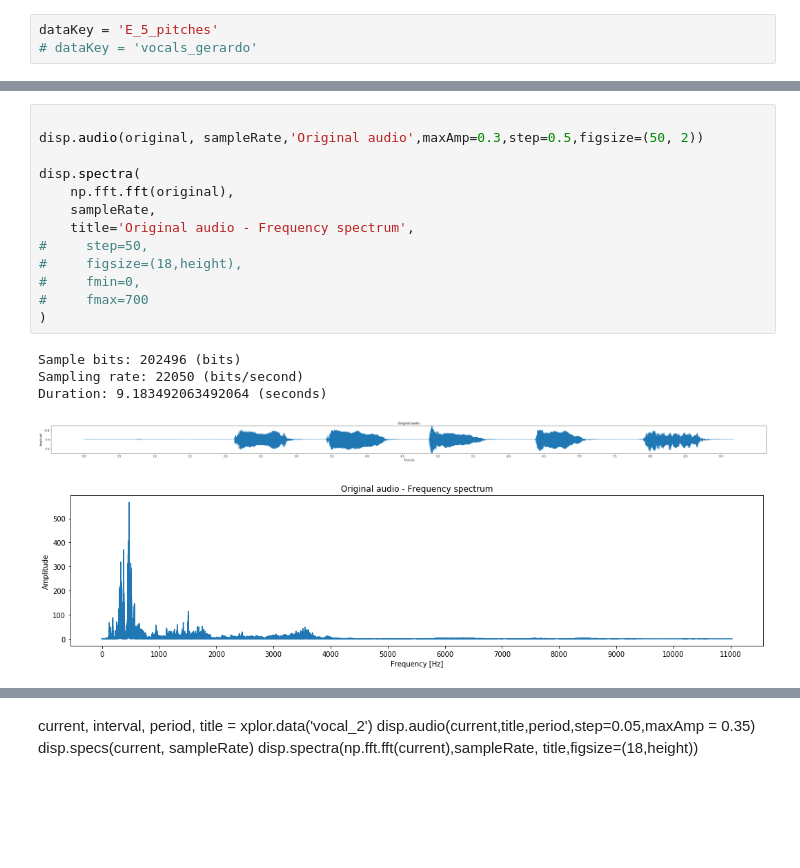
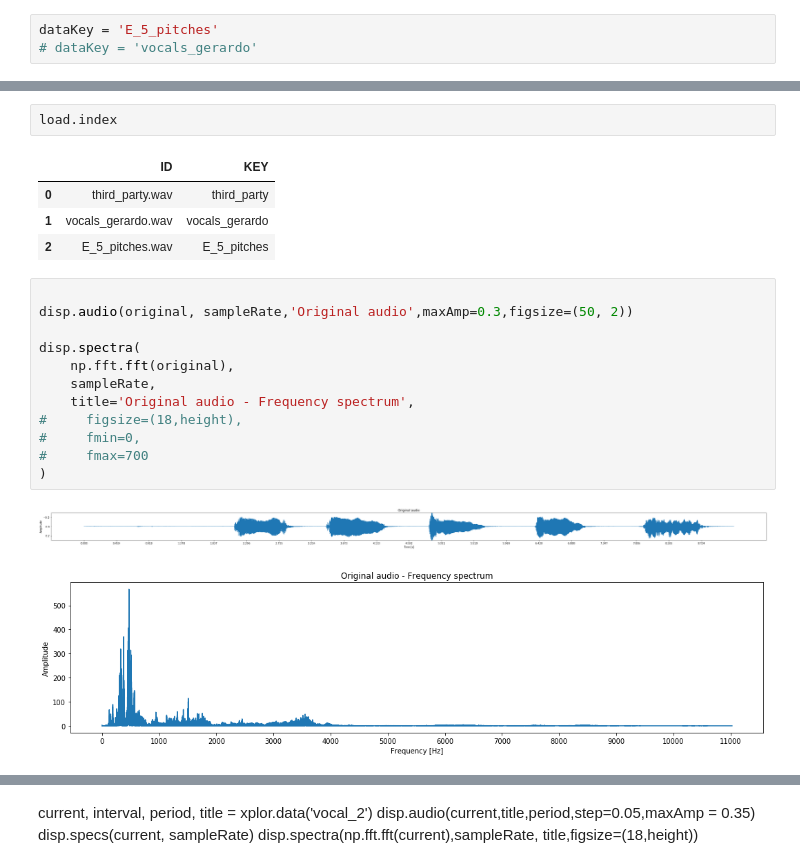
Before and after one commit to gerarddo/engineering-project, a Jupyter notebook: semiautomatic_vocal_separation_scientific_python_101_intro.ipynb, the cells around one changed output, grey strips where cells are left out. Cells and saved outputs as stored; diff of their text form; blank space fills up the shorter version.

```diff
--- a/semiautomatic_vocal_separation_scientific_python_101_intro.ipynb
+++ b/semiautomatic_vocal_separation_scientific_python_101_intro.ipynb
@@ -26,21 +26,24 @@ Retrieving E_5_pitches from cache
 [interactive output not drawn]
+# %%
+load.index
+# %% [output]
+|  | ID | KEY |
+| 0 | third_party.wav | third_party |
+| 1 | vocals_gerardo.wav | vocals_gerardo |
+| 2 | E_5_pitches.wav | E_5_pitches |
 # %%
 
-disp.audio(original, sampleRate,'Original audio',maxAmp=0.3,step=0.5,figsize=(50, 2))
+disp.audio(original, sampleRate,'Original audio',maxAmp=0.3,figsize=(50, 2))
 
 disp.spectra(
     np.fft.fft(original),
     sampleRate,
     title='Original audio - Frequency spectrum',
-#     step=50,
 #     figsize=(18,height),
 #     fmin=0,
 #     fmax=700
 )
 # %% [output]
-Sample bits: 202496 (bits)
-Sampling rate: 22050 (bits/second)
-Duration: 9.183492063492064 (seconds)
 [figure]
 [figure]
 # %%
```
Also changed, not shown: parts of 3 cells of this notebook, 3 other files.
